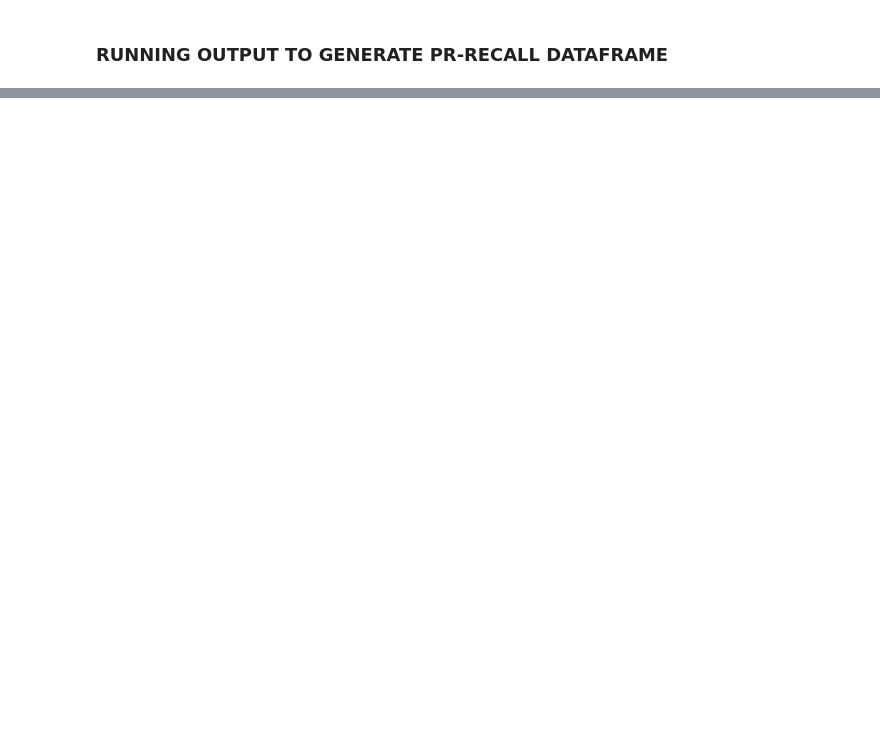
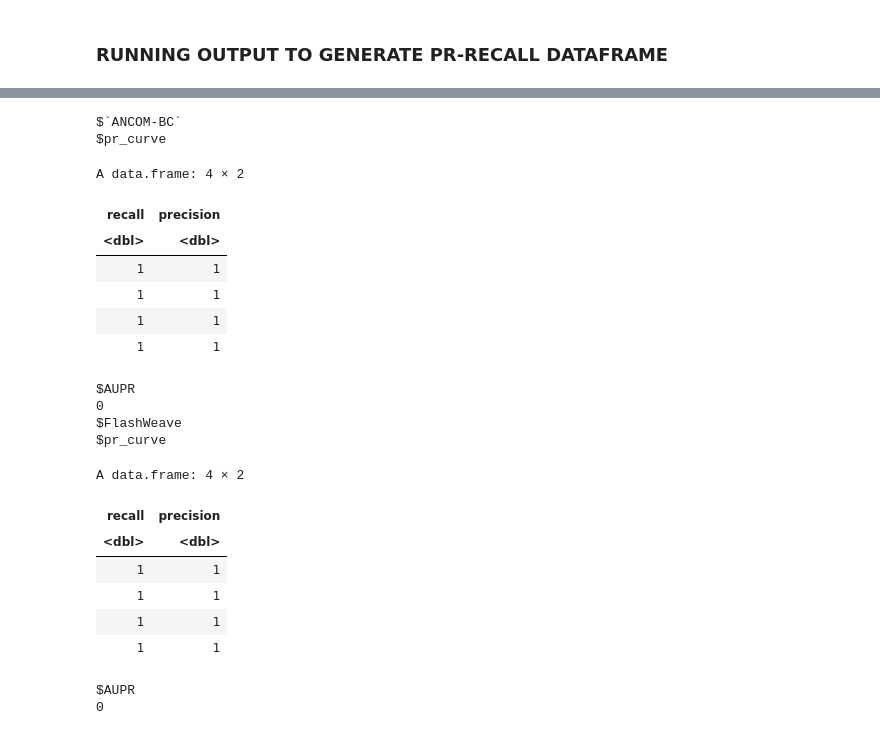
Before and after one commit to Zakir-Hossine/Benchmark_study_makarsa, a Jupyter notebook: Benchmark.ipynb, the cells around one changed output, grey strips where cells are left out. Saved outputs shown, nothing was run; the diff lists cells and outputs as text; code cells hidden in the pictures; blank space fills up the shorter version.

```diff
--- a/Benchmark.ipynb
+++ b/Benchmark.ipynb
@@ -407,0 +658,25 @@ A data.frame: 8 × 6
+# %%
+pr_results
+# %% [output]
+$`ANCOM-BC`
+$pr_curve
+A data.frame: 4 × 2
+| recall | precision |
+| <dbl> | <dbl> |
+| 1 | 1 |
+| 1 | 1 |
+| 1 | 1 |
+| 1 | 1 |
+$AUPR
+0
+$FlashWeave
+$pr_curve
+A data.frame: 4 × 2
+| recall | precision |
+| <dbl> | <dbl> |
+| 1 | 1 |
+| 1 | 1 |
+| 1 | 1 |
+| 1 | 1 |
+$AUPR
+0
```
Also changed, not shown: parts of 14 cells of this notebook, 2 other files.
